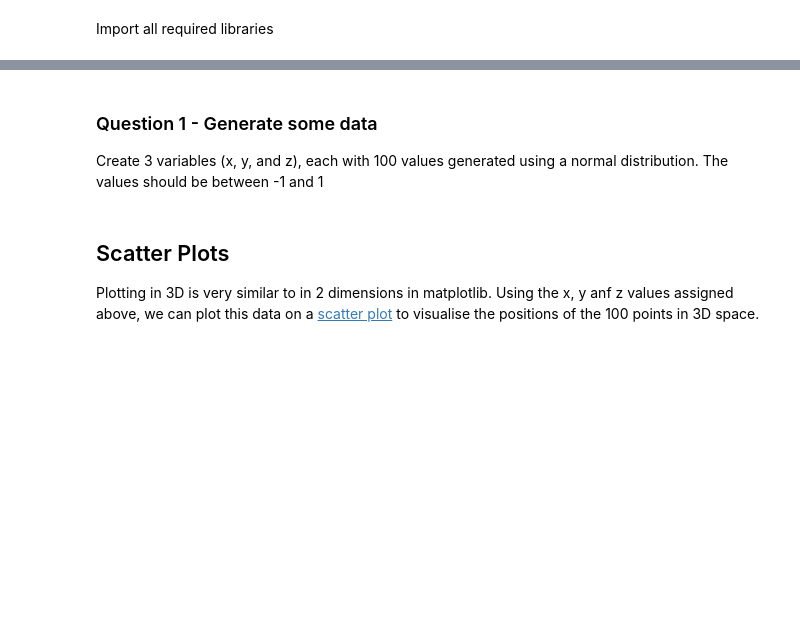
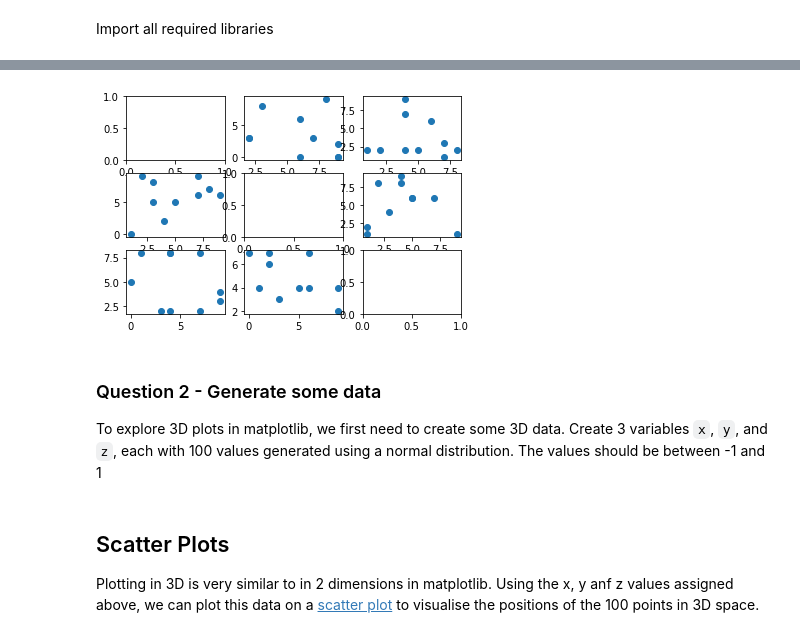
Before and after one commit to wrmthorne/SWiCS-WIE-Advanced-Python-Worksheets, a Jupyter notebook: linear_regression_notebook.ipynb, the cells around one changed output, grey strips where cells are left out. Cells and saved outputs as stored; diff of their text form; code cells hidden in the pictures; blank space fills up the shorter version.

```diff
--- a/linear_regression_notebook.ipynb
+++ b/linear_regression_notebook.ipynb
@@ -24,7 +52,19 @@ pd.set_option('display.expand_frame_repr', False)
+# %%
+# Sample answer
+fig, axs = plt.subplots(3, 3)
+
+for i in range(len(axs[0])):
+    for j in range(len(axs[1])):
+        if i == j:
+            continue
+
+        axs[i, j].scatter(np.random.randint(10, size=10), np.random.randint(10, size=10))
+# %% [output]
+[figure, added]
 # %% [markdown]
-### Question 1 - Generate some data
+### Question 2 - Generate some data
 
-Create 3 variables (x, y, and z), each with 100 values generated using a normal distribution. The values should be between -1 and 1
+To explore 3D plots in matplotlib, we first need to create some 3D data. Create 3 variables `x`, `y`, and `z`, each with 100 values generated using a normal distribution. The values should be between -1 and 1
 # %%
 # Sample answer
 min, max = -1, 1
```
Also changed, not shown: parts of 41 cells of this notebook.
